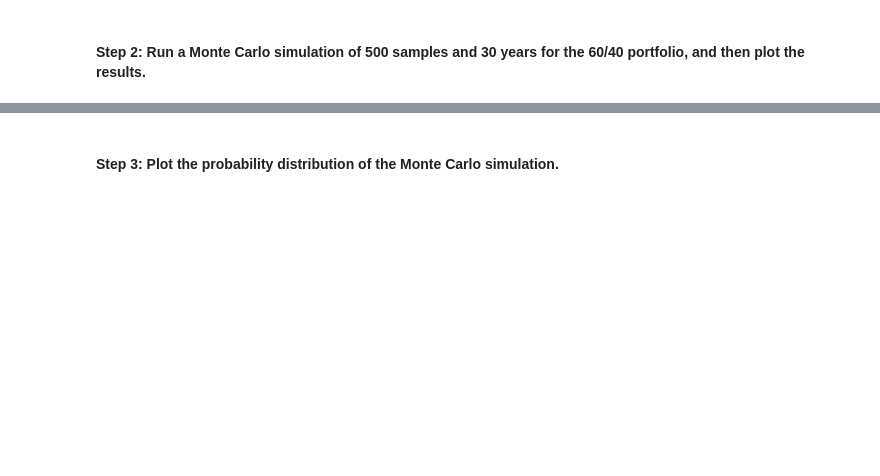
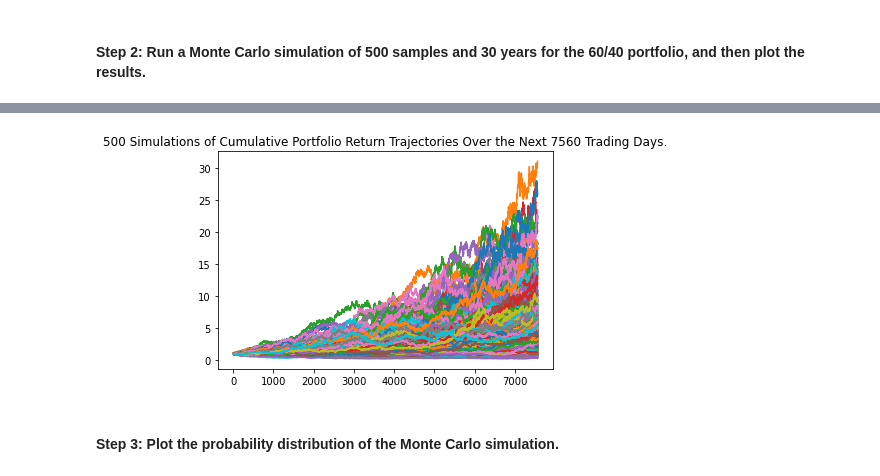
Before and after one commit to avalentini181/financial_planning_tools, a Jupyter notebook: Starter_Code/financial_planning_tools.ipynb, the cells around one changed output, grey strips where cells are left out. Drawn from its saved outputs; the diff is of its cells as text; code cells hidden in the pictures; blank space fills up the shorter version.

```diff
--- a/Starter_Code/financial_planning_tools.ipynb
+++ b/Starter_Code/financial_planning_tools.ipynb
@@ -506,22 +536,29 @@ In this section, you’ll use the MCForecastTools library to create a Monte Carl
 # %%
 # Set start and end dates of 3 years back from your current date
 # Alternatively, you can use an end date of 2020-08-07 and work 3 years back from that date
-# YOUR CODE HERE
-# YOUR CODE HERE
+start = pd.Timestamp("2019-07-14", tz="America/New_York").isoformat()
+end = pd.Timestamp("2022-07-14", tz="America/New_York").isoformat()
 # %%
 # Use the Alpaca get_bars function to make the API call to get the 3 years worth of pricing data
 # The tickers and timeframe parameters should have been set in Part 1 of this activity
 # The start and end dates should be updated with the information set above
 # Remember to add the df property to the end of the call so the response is returned as a DataFrame
-# YOUR CODE HERE
+df_spy_agg = alpaca.get_bars(
+    ticker,
+    timeframe,
+    start=start,
+    end=end
+).df
+
 
 # Reorganize the DataFrame
 # Separate ticker data
-# YOUR CODE HERE
+SPY = df_spy_agg[df_spy_agg['symbol']=='SPY'].drop('symbol', axis=1)
+AGG = df_spy_agg[df_spy_agg['symbol']=='AGG'].drop('symbol', axis=1)
 
 # Concatenate the ticker DataFrames
-# YOUR CODE HERE
+df_spy_agg = pd.concat([SPY, AGG],axis=1, keys=['SPY','AGG'])
 
 # Display both the first and last five rows of the DataFrame
-# YOUR CODE HERE
-# YOUR CODE HERE
+display(df_spy_agg.head())
+display(df_spy_agg.tail())
@@ -531,7 +585,12 @@ In this section, you’ll use the MCForecastTools library to create a Monte Carl
 # Configure the Monte Carlo simulation to forecast 30 years cumulative returns
 # The weights should be split 40% to AGG and 60% to SPY.
 # Run 500 samples.
-# YOUR CODE HERE
+MC_thirtyyear = MCSimulation(
+    portfolio_data = df_spy_agg,
+    weights = [.60,.40],
+    num_simulation = 500,
+    num_trading_days = 252*30
+)
 
 # Review the simulation input data
-# YOUR CODE HERE
+MC_thirtyyear.portfolio_data.head()
@@ -541,7 +651,11 @@ In this section, you’ll use the MCForecastTools library to create a Monte Carl
 # %%
 # Visualize the 30-year Monte Carlo simulation by creating an
 # overlay line plot
-# YOUR CODE HERE
+MC_sim_line_plot = MC_thirtyyear.plot_simulation()
+
+MC_sim_line_plot.get_figure().savefig("MC_thirtyyear_sim_plot.png", bbox_inches="tight")
+# %% [output]
+[figure, added]
 # %% [markdown]
 #### Step 3: Plot the probability distribution of the Monte Carlo simulation.
 # %%
```
Also changed, not shown: parts of 28 cells of this notebook, 2 other files.
